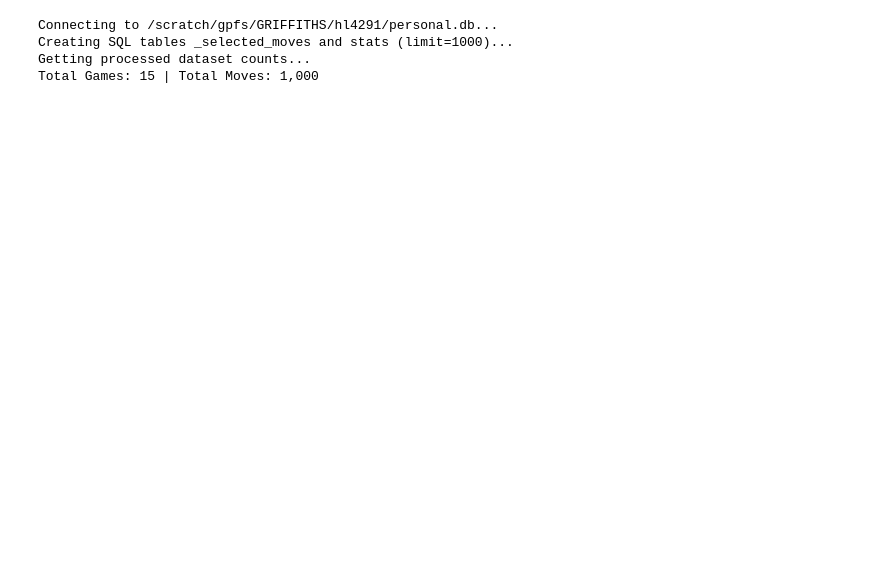
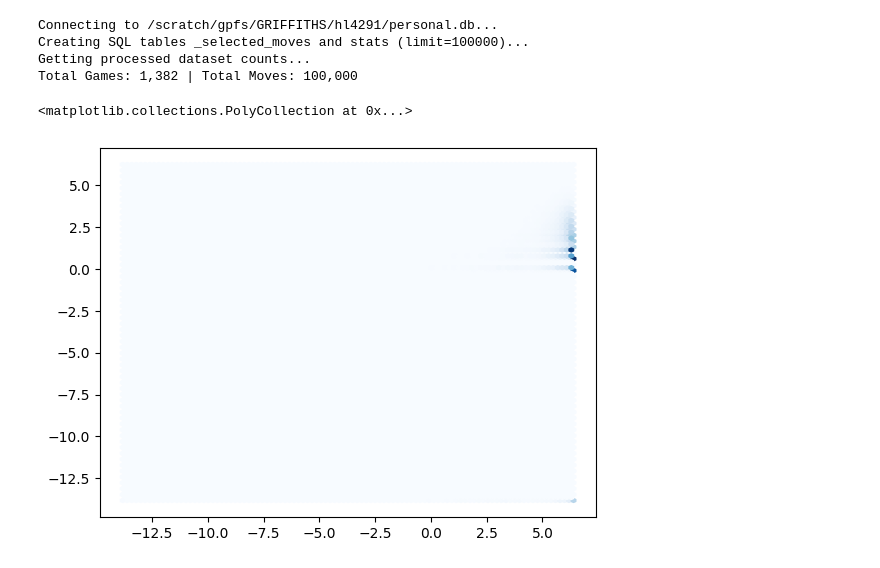
Before and after one commit to WeiJiMaLab/chess_analysis, a Jupyter notebook: src/clocktime_movetime.ipynb, the cells around one changed output. Saved outputs shown, nothing was run; the diff lists cells and outputs as text; code cells hidden in the pictures; blank space fills up the shorter version.

```diff
--- a/src/clocktime_movetime.ipynb
+++ b/src/clocktime_movetime.ipynb
@@ -39,6 +44,18 @@ conn.execute(f"""
     );
 """)
 
+conn.execute(f"""
+    CREATE OR REPLACE TABLE _stats AS
+    SELECT
+        qbin_player_clock_time as qbin,
+        avg(qbin_player_clock_time) as mean_qbin,
+        avg(ln_move_time) as mean_y,
+        stddev(ln_move_time) as std_y,
+        count(*) as n
+    FROM _selected_moves
+    GROUP BY qbin_player_clock_time;
+""")
+
 # 3. Get Counts from processed table
 print("Getting processed dataset counts...")
 n_games = conn.execute("SELECT count(distinct gid) FROM _selected_moves").fetchone()[0]
@@ -46,9 +63,15 @@ n_moves = conn.execute("SELECT count(*) FROM _selected_moves").fetchone()[0]
 print(f"Total Games: {n_games:,} | Total Moves: {n_moves:,}")
 # %% [output]
 Connecting to /scratch/gpfs/GRIFFITHS/hl4291/personal.db...
-Creating SQL tables _selected_moves and stats (limit=1000)...
+Creating SQL tables _selected_moves and stats (limit=100000)...
 Getting processed dataset counts...
-Total Games: 15 | Total Moves: 1,000
+Total Games: 1,382 | Total Moves: 100,000
 # %%
 df = conn.execute("SELECT * FROM _selected_moves").df()
+
+fig, ax = plt.subplots(1, 1)
+ax.hexbin(df.ln_player_clock_time, df.ln_move_time, cmap = "Blues")
+# %% [output]
+<matplotlib.collections.PolyCollection at 0x...>
+[figure, added]
 # %%
```
Also changed, not shown: parts of 5 cells of this notebook, 5 other files.
